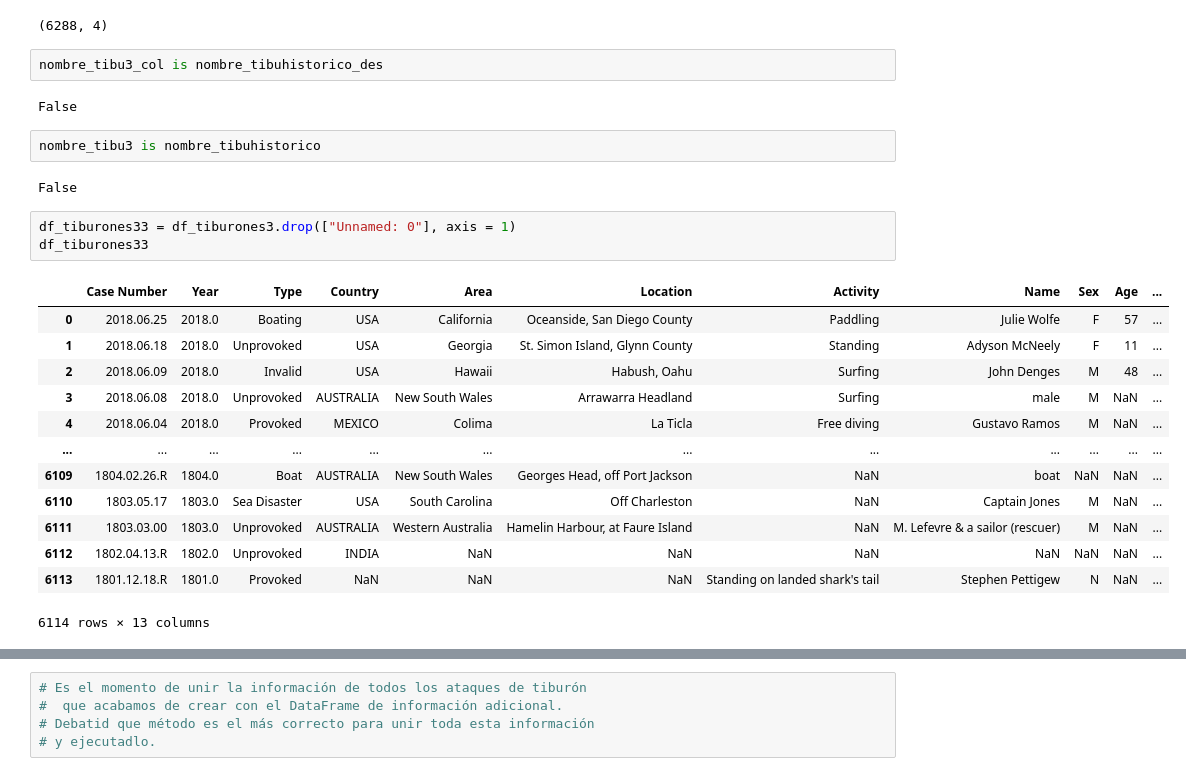
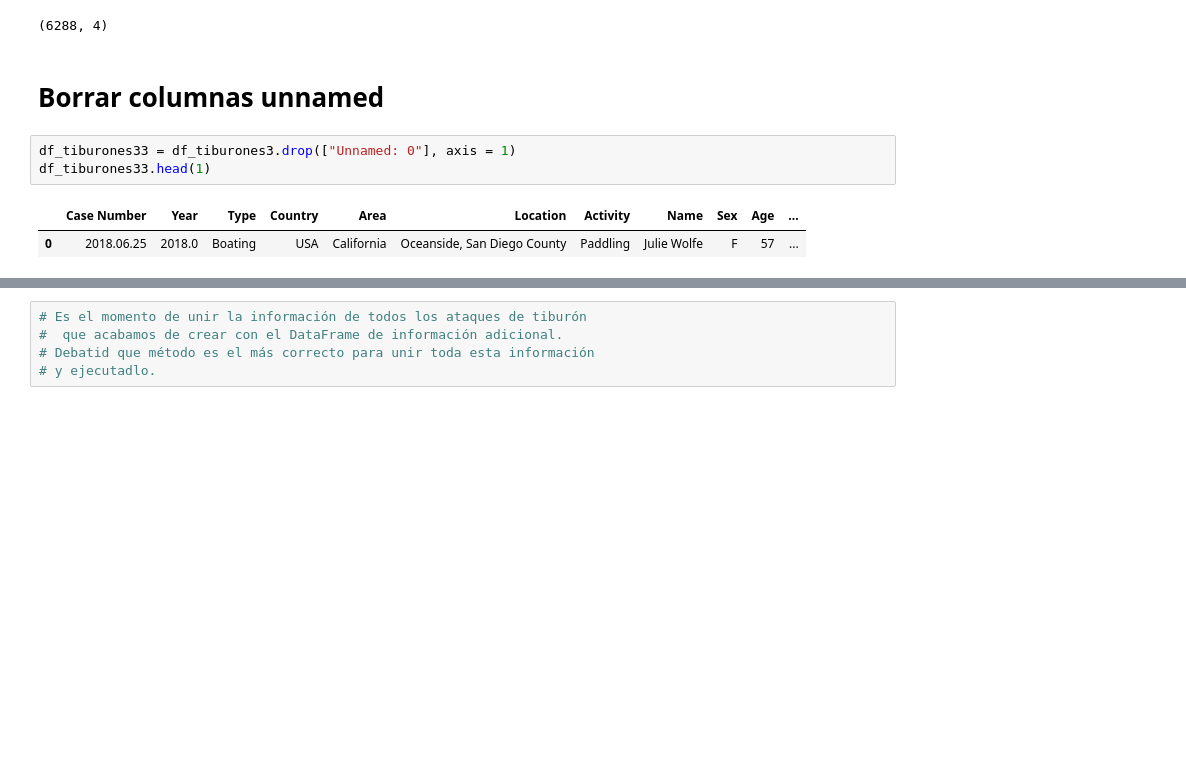
Before and after one commit to Adalab/DA-promoC-modulo-02-Marina-Lourdes-Ana, a Jupyter notebook: Pandas/05-pandas_5.ipynb, the cells around one changed output, grey strips where cells are left out. Drawn from its saved outputs; the diff is of its cells as text; blank space fills up the shorter version.

```diff
--- a/Pandas/05-pandas_5.ipynb
+++ b/Pandas/05-pandas_5.ipynb
@@ -141,30 +137,13 @@ nombre_tibuhistorico_shape
 nombre_tibuadicional_shape
 # %% [output]
 (6288, 4)
-# %%
-nombre_tibu3_col is nombre_tibuhistorico_des
-# %% [output]
-False
-# %%
-nombre_tibu3 is nombre_tibuhistorico
-# %% [output]
-False
+# %% [markdown]
+# Borrar columnas unnamed
 # %%
 df_tiburones33 = df_tiburones3.drop(["Unnamed: 0"], axis = 1)
-df_tiburones33
+df_tiburones33.head(1)
 # %% [output]
 |  | Case Number | Year | Type | Country | Area | Location | Activity | Name | Sex | Age | ... |
 | 0 | 2018.06.25 | 2018.0 | Boating | USA | California | Oceanside, San Diego County | Paddling | Julie Wolfe | F | 57 | ... |
-| 1 | 2018.06.18 | 2018.0 | Unprovoked | USA | Georgia | St. Simon Island, Glynn County | Standing | Adyson McNeely | F | 11 | ... |
-| 2 | 2018.06.09 | 2018.0 | Invalid | USA | Hawaii | Habush, Oahu | Surfing | John Denges | M | 48 | ... |
-| 3 | 2018.06.08 | 2018.0 | Unprovoked | AUSTRALIA | New South Wales | Arrawarra Headland | Surfing | male | M | NaN | ... |
-| 4 | 2018.06.04 | 2018.0 | Provoked | MEXICO | Colima | La Ticla | Free diving | Gustavo Ramos | M | NaN | ... |
-| ... | ... | ... | ... | ... | ... | ... | ... | ... | ... | ... | ... |
-| 6109 | 1804.02.26.R | 1804.0 | Boat | AUSTRALIA | New South Wales | Georges Head, off Port Jackson | NaN | boat | NaN | NaN | ... |
-| 6110 | 1803.05.17 | 1803.0 | Sea Disaster | USA | South Carolina | Off Charleston | NaN | Captain Jones | M | NaN | ... |
-| 6111 | 1803.03.00 | 1803.0 | Unprovoked | AUSTRALIA | Western Australia | Hamelin Harbour, at Faure Island | NaN | M. Lefevre & a sailor (rescuer) | M | NaN | ... |
-| 6112 | 1802.04.13.R | 1802.0 | Unprovoked | INDIA | NaN | NaN | NaN | NaN | NaN | NaN | ... |
-| 6113 | 1801.12.18.R | 1801.0 | Provoked | NaN | NaN | NaN | Standing on landed shark's tail | Stephen Pettigew | N | NaN | ... |
-6114 rows × 13 columns
 # %%
 df_tibuhistorico33 = df_tibuhistorico.drop(["Unnamed: 22", "Unnamed: 23"], axis = 1)
```
Also changed, not shown: parts of 31 cells of this notebook.
